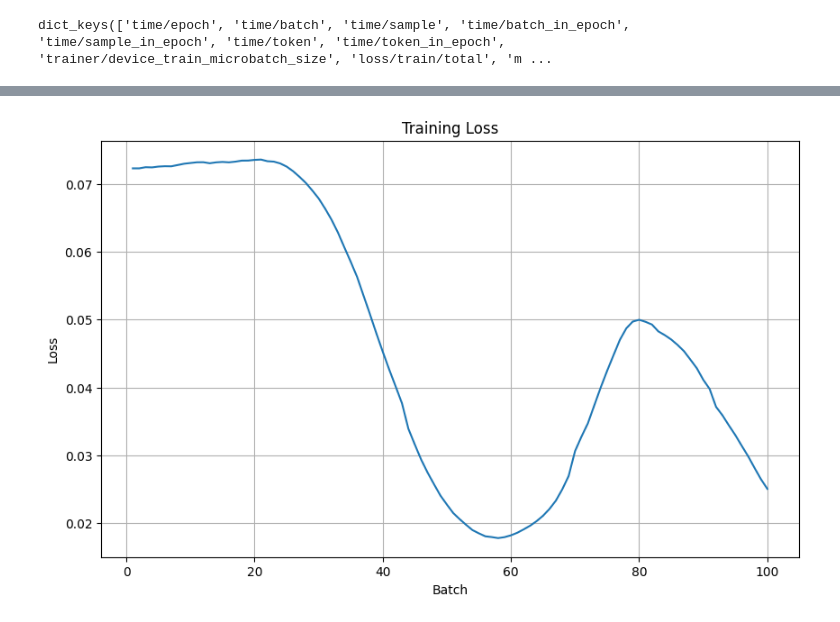
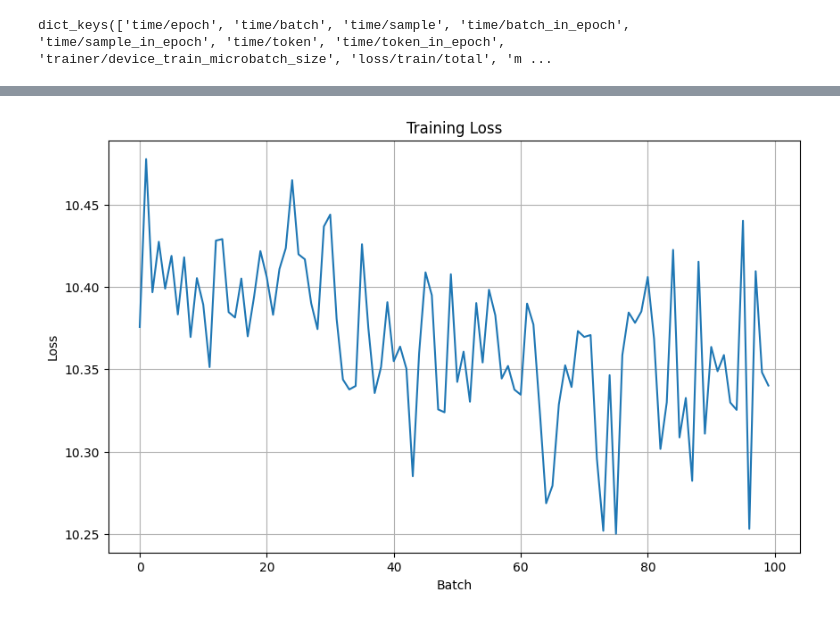
Before and after one commit to NLTuan/tiny-stories-hackathon, a Jupyter notebook: train.ipynb, the cells around one changed output, grey strips where cells are left out. Saved outputs shown, nothing was run; the diff lists cells and outputs as text; code cells hidden in the pictures.

```diff
--- a/train.ipynb
+++ b/train.ipynb
@@ -274,23 +315,22 @@ print(sample(my_model, tokenizer, "Once upon a time", max_length=500, device='cu
 # %%
-logger.data['metrics/eval/MaskedAccuracy']
 import matplotlib.pyplot as plt
 
 # Extract time and loss values
 time_values = []
 loss_values = []
-for t, v in logger.data['metrics/eval/MaskedAccuracy']:
+for t, v in logger.data['metrics/train/LanguageCrossEntropy']:
     time_values.append(t.batch.value)
     loss_values.append(v.cpu())
 
 # Create the plot
 plt.figure(figsize=(10, 6))
 plt.plot(time_values, loss_values)
 plt.title('Training Loss')
 plt.xlabel('Batch')
 plt.ylabel('Loss')
 plt.grid(True)
 # %% [output]
-[figure, old version]
+[figure, new version]
 # %%
 metrics[0].sum_loss
 # %%
```
Also changed, not shown: parts of 15 cells of this notebook, 4 other files.
